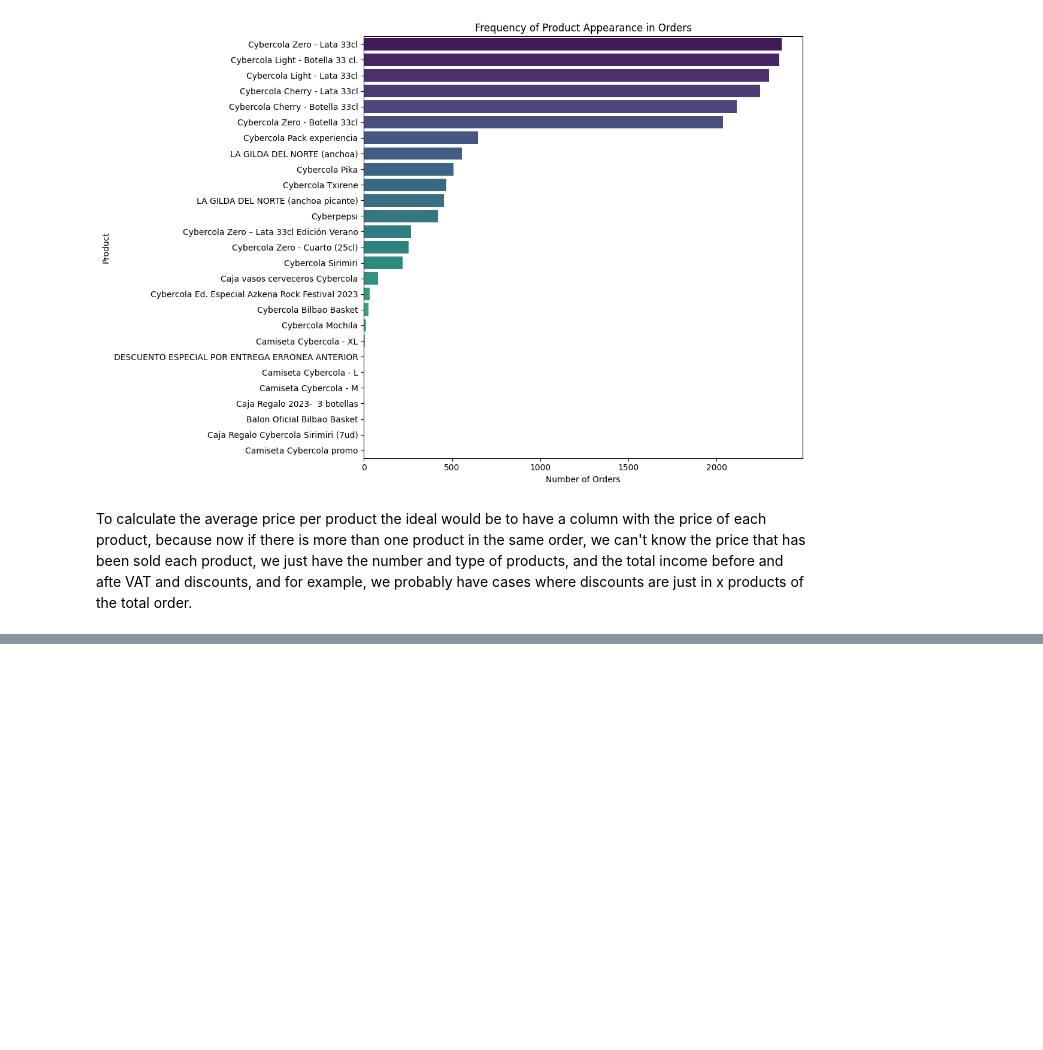
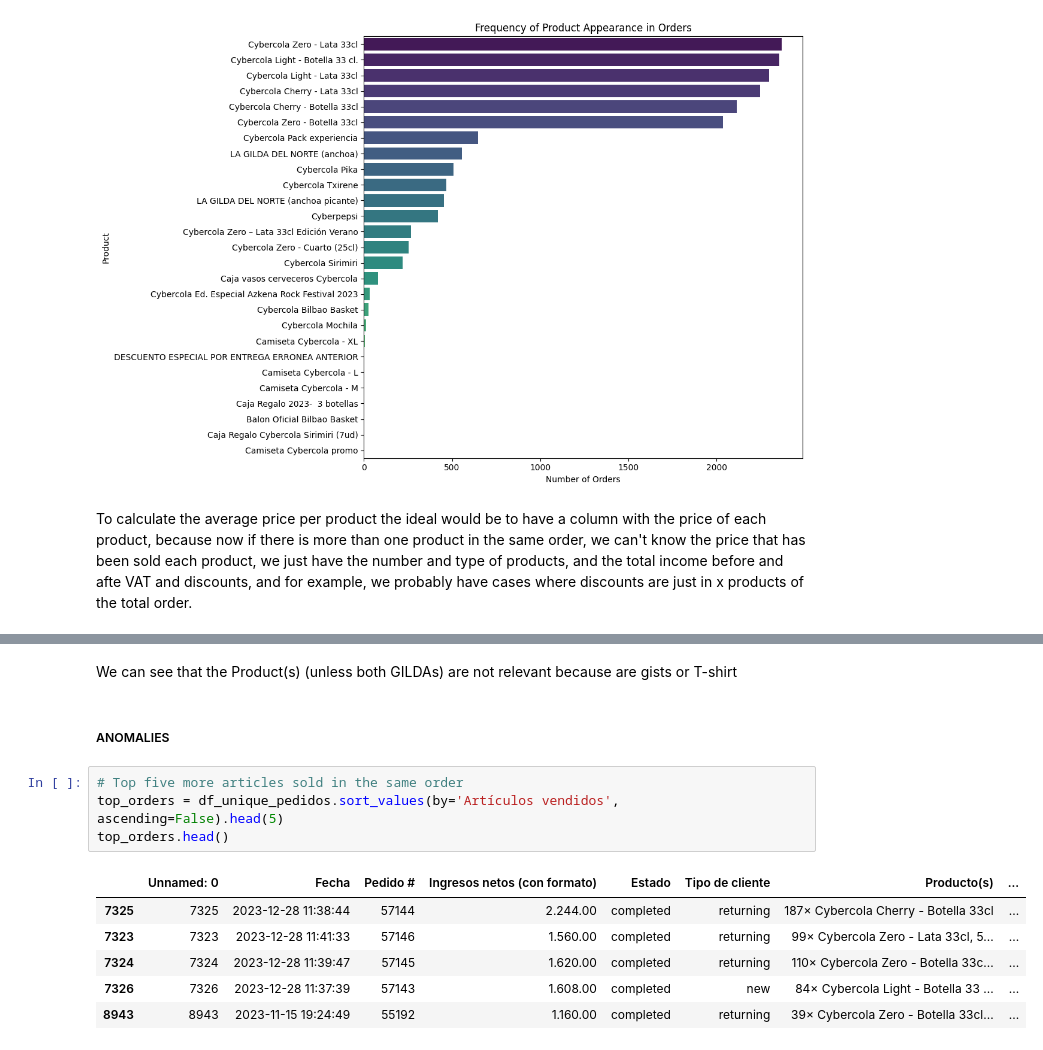
Before and after one commit to enricchust/entrevista_cyberclick, a Jupyter notebook: main.ipynb, the cells around one changed output, grey strips where cells are left out. Cells and saved outputs as stored; diff of their text form; blank space fills up the shorter version.

```diff
--- a/main.ipynb
+++ b/main.ipynb
@@ -473,0 +488,15 @@ Finally we would add them to the list and calculate the average selling price
+# %% [markdown]
+We can see that the Product(s) (unless both GILDAs) are not relevant because are gists or T-shirt
+# %% [markdown]
+##### ANOMALIES
+# %%
+# Top five more articles sold in the same order
+top_orders = df_unique_pedidos.sort_values(by='Artículos vendidos', ascending=False).head(5)
+top_orders.head()
+# %% [output]
+|  | Unnamed: 0 | Fecha | Pedido # | Ingresos netos (con formato) | Estado | Tipo de cliente | Producto(s) | ... |
+| 7325 | 7325 | 2023-12-28 11:38:44 | 57144 | 2.244.00 | completed | returning | 187× Cybercola Cherry - Botella 33cl | ... |
+| 7323 | 7323 | 2023-12-28 11:41:33 | 57146 | 1.560.00 | completed | returning | 99× Cybercola Zero - Lata 33cl, 5... | ... |
+| 7324 | 7324 | 2023-12-28 11:39:47 | 57145 | 1.620.00 | completed | returning | 110× Cybercola Zero - Botella 33c... | ... |
+| 7326 | 7326 | 2023-12-28 11:37:39 | 57143 | 1.608.00 | completed | new | 84× Cybercola Light - Botella 33 ... | ... |
+| 8943 | 8943 | 2023-11-15 19:24:49 | 55192 | 1.160.00 | completed | returning | 39× Cybercola Zero - Botella 33cl... | ... |
```
Also changed, not shown: parts of 27 cells of this notebook, 1 other file.
